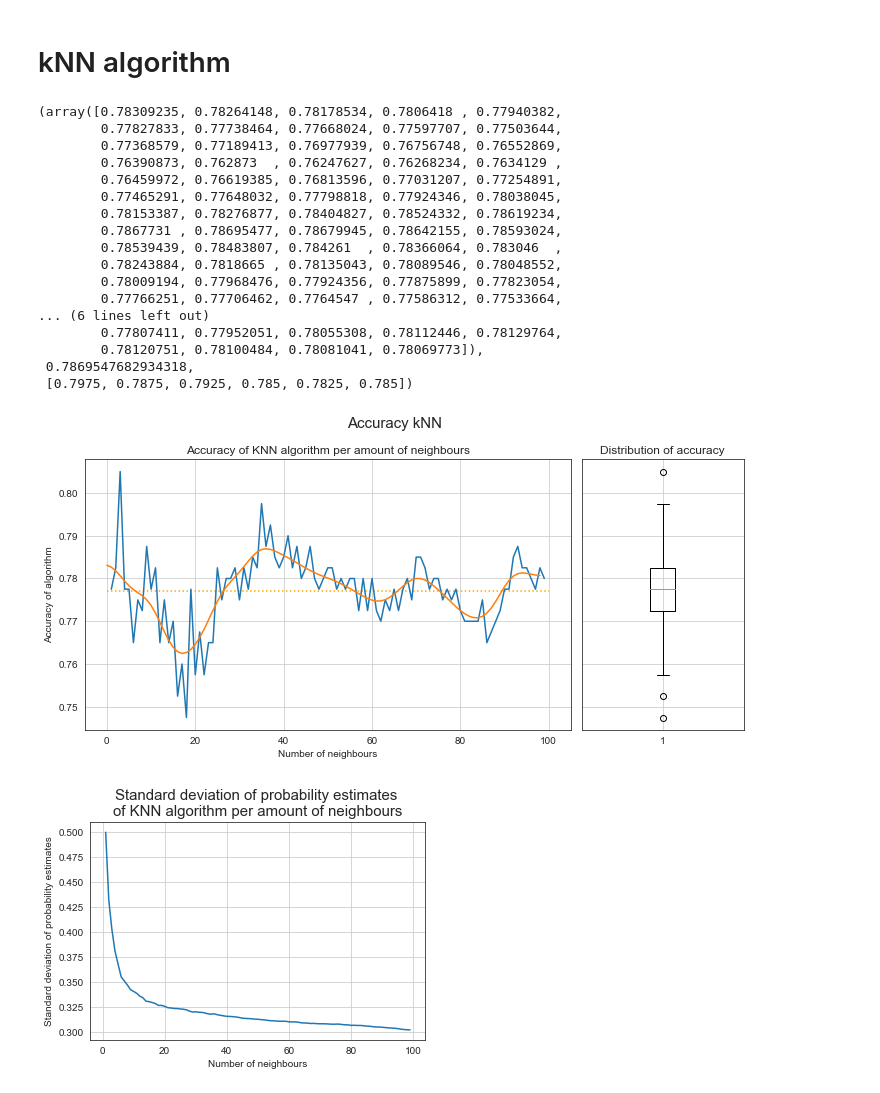
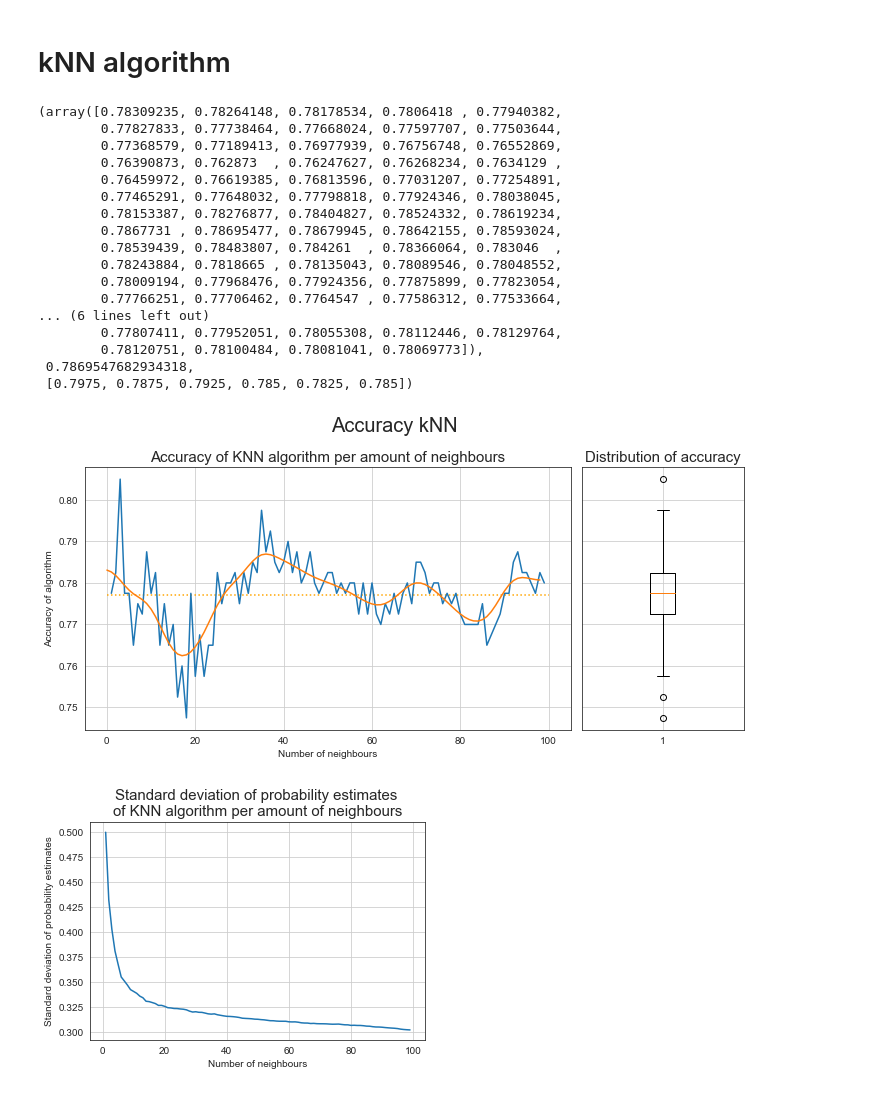
Before and after one commit to KoenvOosterhout/Project-advanced-programming, a Jupyter notebook: kNN and SVC.ipynb, the cells around one changed output. Cells and saved outputs as stored; diff of their text form; code cells hidden in the pictures.

```diff
--- a/kNN and SVC.ipynb
+++ b/kNN and SVC.ipynb
@@ -273,43 +273,43 @@ for i in neighbours:
 from scipy.ndimage import gaussian_filter1d
 # %%
 fig, ax = plt.subplots(1,2,figsize=(10,5),sharey=True, gridspec_kw={'width_ratios': [3, 1]})
-plt.suptitle('Accuracy kNN',size=15)
+plt.suptitle('Accuracy kNN',size=20)
 
 ax[0].plot(neighbours,scores_list)
 y3 = gaussian_filter1d(scores_list, 3) #best number of neighbours is 36
 maxy3 = y3.max()
 ax[0].plot(y3)
 ax[0].hlines(np.average(scores_list),0,100, color='orange',linestyle='dotted')
-ax[0].set_title('Accuracy of KNN algorithm per amount of neighbours')
+ax[0].set_title('Accuracy of KNN algorithm per amount of neighbours',size=15)
 ax[0].set_xlabel('Number of neighbours')
 ax[0].set_ylabel('Accuracy of algorithm')
 ax[0].grid()
 
 ax[1].boxplot(scores_list)
-ax[1].set_title('Distribution of accuracy')
+ax[1].set_title('Distribution of accuracy',size=15)
 ax[1].grid()
 plt.tight_layout()
 #pd.Series(y3).index(maxy3)
 y3, maxy3, scores_list[34:40]
 # %% [output]
 (array([0.78309235, 0.78264148, 0.78178534, 0.7806418 , 0.77940382,
         0.77827833, 0.77738464, 0.77668024, 0.77597707, 0.77503644,
         0.77368579, 0.77189413, 0.76977939, 0.76756748, 0.76552869,
         0.76390873, 0.762873  , 0.76247627, 0.76268234, 0.7634129 ,
         0.76459972, 0.76619385, 0.76813596, 0.77031207, 0.77254891,
         0.77465291, 0.77648032, 0.77798818, 0.77924346, 0.78038045,
         0.78153387, 0.78276877, 0.78404827, 0.78524332, 0.78619234,
         0.7867731 , 0.78695477, 0.78679945, 0.78642155, 0.78593024,
         0.78539439, 0.78483807, 0.784261  , 0.78366064, 0.783046  ,
         0.78243884, 0.7818665 , 0.78135043, 0.78089546, 0.78048552,
         0.78009194, 0.77968476, 0.77924356, 0.77875899, 0.77823054,
         0.77766251, 0.77706462, 0.7764547 , 0.77586312, 0.77533664,
 ... (6 lines left out)
         0.77807411, 0.77952051, 0.78055308, 0.78112446, 0.78129764,
         0.78120751, 0.78100484, 0.78081041, 0.78069773]),
  0.7869547682934318,
  [0.7975, 0.7875, 0.7925, 0.785, 0.7825, 0.785])
-[figure, old version]
+[figure, new version]
 # %%
 plt.plot(neighbours,std_list)
 plt.title('Standard deviation of probability estimates \nof KNN algorithm per amount of neighbours',size=15)
```
Also changed, not shown: parts of 2 cells of this notebook.
